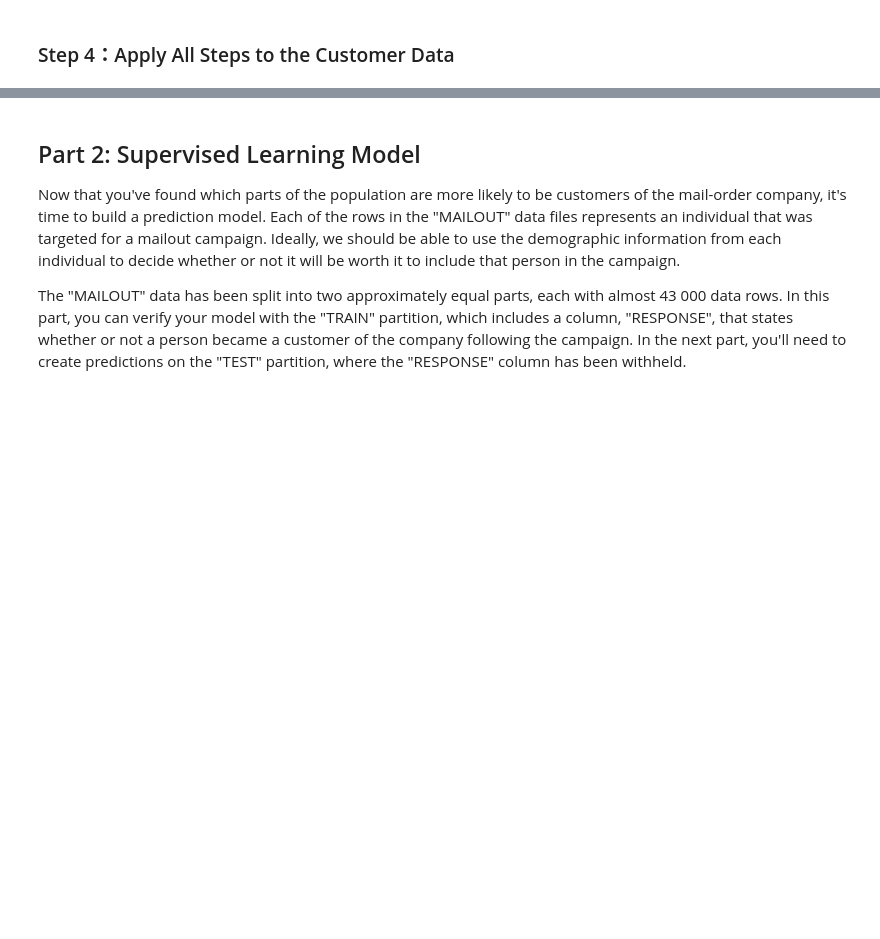
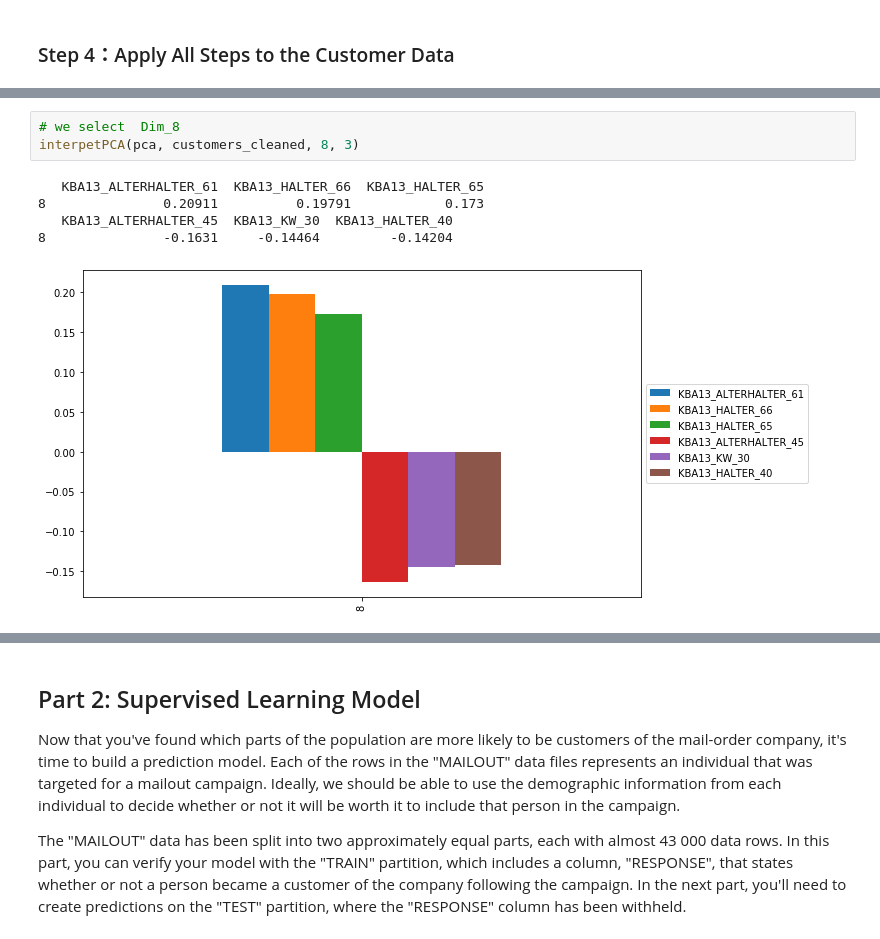
Before and after one commit to helloxms/Capstone-project-Arvato, a Jupyter notebook: Arvato Project Workbook.ipynb, the cells around one changed output, grey strips where cells are left out. Cells and saved outputs as stored; diff of their text form; blank space fills up the shorter version.

```diff
--- a/Arvato Project Workbook.ipynb
+++ b/Arvato Project Workbook.ipynb
@@ -802,0 +887,9 @@ See the caveats in the documentation: http://pandas.pydata.org/pandas-docs/stabl
+# %%
+# we select  Dim_8
+interpetPCA(pca, customers_cleaned, 8, 3)
+# %% [output]
+   KBA13_ALTERHALTER_61  KBA13_HALTER_66  KBA13_HALTER_65
+8               0.20911          0.19791            0.173
+   KBA13_ALTERHALTER_45  KBA13_KW_30  KBA13_HALTER_40
+8               -0.1631     -0.14464         -0.14204
+[figure, added]
```
Also changed, not shown: parts of 23 cells of this notebook.
